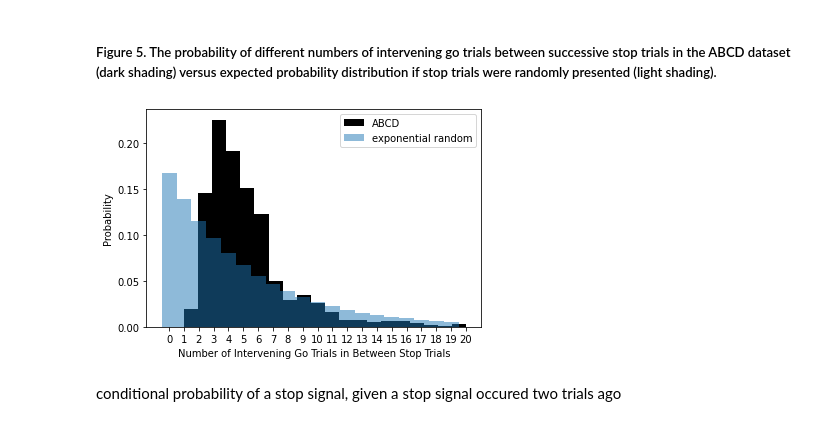
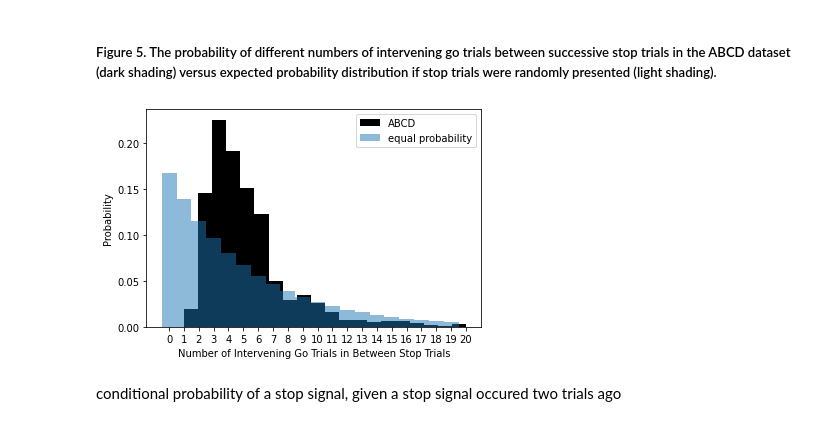
Before and after one commit to mckenziephagen/ABCD_Stop_Signal, a Jupyter notebook: scripts/SST_manuscript/SST_problems.ipynb, the cells around one changed output. Saved outputs shown, nothing was run; the diff lists cells and outputs as text; code cells hidden in the pictures.

```diff
--- a/scripts/SST_manuscript/SST_problems.ipynb
+++ b/scripts/SST_manuscript/SST_problems.ipynb
@@ -326,16 +337,16 @@ stop_prob_index = SST_concat.loc[(SST_concat['StopTrial'] !=1) & (SST_concat['St
 # %%
 plt.hist(SST_concat['Stop_nback'].loc[stop_prob_index].dropna(), density = True, bins = 20, label = 'ABCD', color = 'black')
 p_norm = p/np.sum(p)  # norm to sum=1
 h = np.histogram(p_samp, bins = x, density=True)
-plt.bar(h[1][:20],h[0][:20] , label = 'exponential random', alpha=0.5,width=1)
+plt.bar(h[1][:20],h[0][:20] , label = 'equal probability', alpha=0.5,width=1)
 plt.xlabel('Number of Intervening Go Trials in Between Stop Trials')
 plt.ylabel('Probability')
 plt.xticks(np.arange(0, 21, step=1))
 plt.legend()
-plt.savefig('conditional_probability.png')
+plt.savefig('conditional_probability.png', dpi=300)
 plt.show()
 # %% [output]
-[figure, old version]
+[figure, new version]
 # %% [markdown]
 conditional probability of a stop signal, given a stop signal occured two trials ago
 # %%
```
Also changed, not shown: parts of 21 cells of this notebook.
